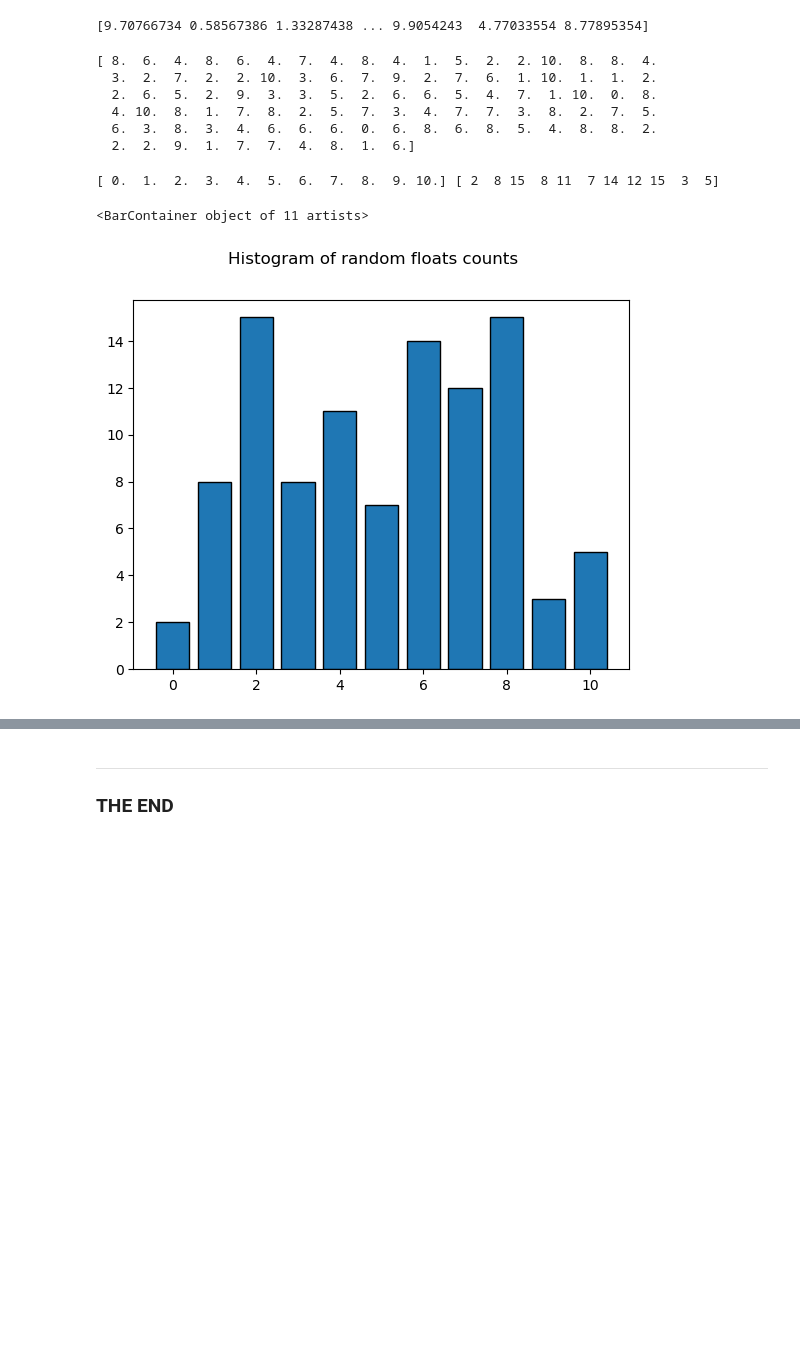
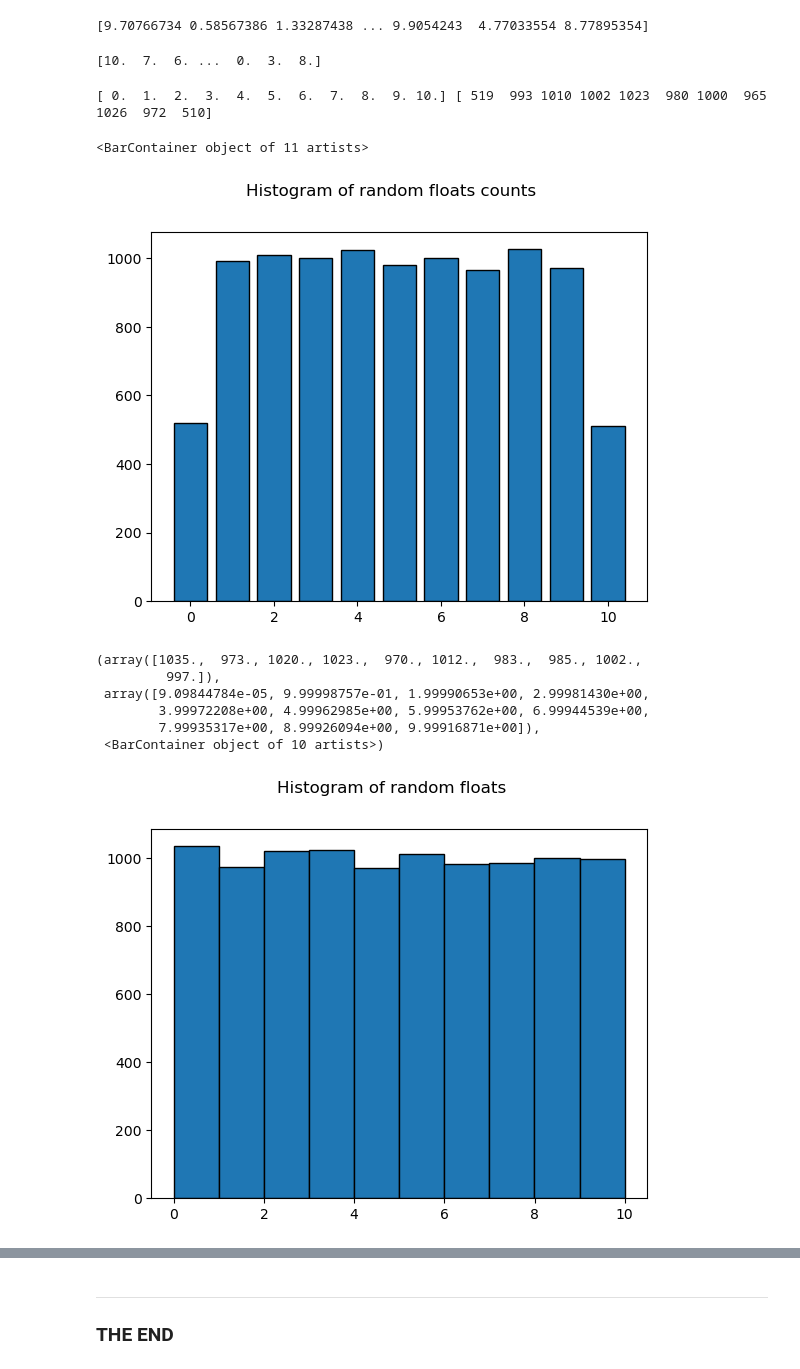
Before and after one commit to kronos164/Principles-of-Data-Analitics, a Jupyter notebook: random.ipynb, the cells around one changed output, grey strips where cells are left out. Saved outputs shown, nothing was run; the diff lists cells and outputs as text; code cells hidden in the pictures; blank space fills up the shorter version.

```diff
--- a/random.ipynb
+++ b/random.ipynb
@@ -63,9 +63,9 @@ plt.bar(values, counts)
 
 ***
 # %%
-# Geberate 100 floats uniformly distributed over the range [0, 10).
+# Geberate 10000 floats uniformly distributed over the range [0, 10).
 
-y = rng.uniform(low=0, high=10, size=100)
+y = rng.uniform(low=0, high=10, size=10000)
 print(x)
 # %% [output]
 [9.70766734 0.58567386 1.33287438 ... 9.9054243  4.77033554 8.77895354]
@@ -75,19 +75,14 @@ print(x)
 y_rounded = np.round(y, decimals=0)
 print(y_rounded)
 # %% [output]
-[ 8.  6.  4.  8.  6.  4.  7.  4.  8.  4.  1.  5.  2.  2. 10.  8.  8.  4.
-  3.  2.  7.  2.  2. 10.  3.  6.  7.  9.  2.  7.  6.  1. 10.  1.  1.  2.
-  2.  6.  5.  2.  9.  3.  3.  5.  2.  6.  6.  5.  4.  7.  1. 10.  0.  8.
-  4. 10.  8.  1.  7.  8.  2.  5.  7.  3.  4.  7.  7.  3.  8.  2.  7.  5.
-  6.  3.  8.  3.  4.  6.  6.  6.  0.  6.  8.  6.  8.  5.  4.  8.  8.  2.
-  2.  2.  9.  1.  7.  7.  4.  8.  1.  6.]
+[10.  7.  6. ...  0.  3.  8.]
 # %%
 # Get the counts
 
 values, counts = np.unique(y_rounded, return_counts=True)
 print(values, counts)
 # %% [output]
-[ 0.  1.  2.  3.  4.  5.  6.  7.  8.  9. 10.] [ 2  8 15  8 11  7 14 12 15  3  5]
+[ 0.  1.  2.  3.  4.  5.  6.  7.  8.  9. 10.] [ 519  993 1010 1002 1023  980 1000  965 1026  972  510]
 # %%
 # Plot bar chart
 
@@ -95,4 +90,17 @@ plt.suptitle('Histogram of random floats counts')
 plt.bar(values, counts, edgecolor='black')
 # %% [output]
 <BarContainer object of 11 artists>
-[figure, old version]
+[figure, new version]
+# %%
+# Plot the histogram
+
+plt.suptitle('Histogram of random floats')
+plt.hist(y, bins=10, edgecolor='black')
+# %% [output]
+(array([1035.,  973., 1020., 1023.,  970., 1012.,  983.,  985., 1002.,
+         997.]),
+ array([9.09844784e-05, 9.99998757e-01, 1.99990653e+00, 2.99981430e+00,
+        3.99972208e+00, 4.99962985e+00, 5.99953762e+00, 6.99944539e+00,
+        7.99935317e+00, 8.99926094e+00, 9.99916871e+00]),
+ <BarContainer object of 10 artists>)
+[figure, added]
```
Also changed, not shown: parts of 3 cells of this notebook.
